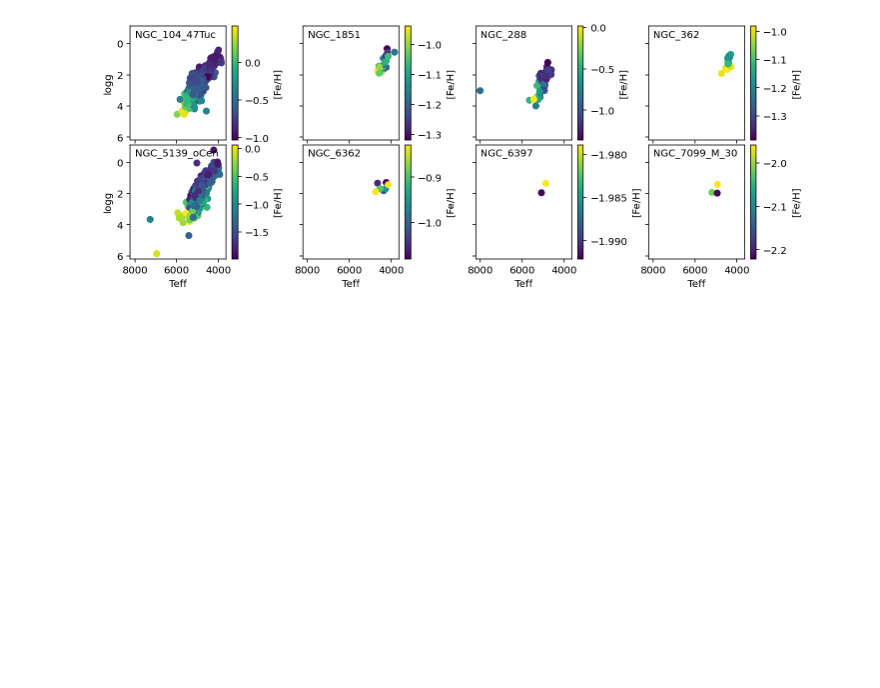
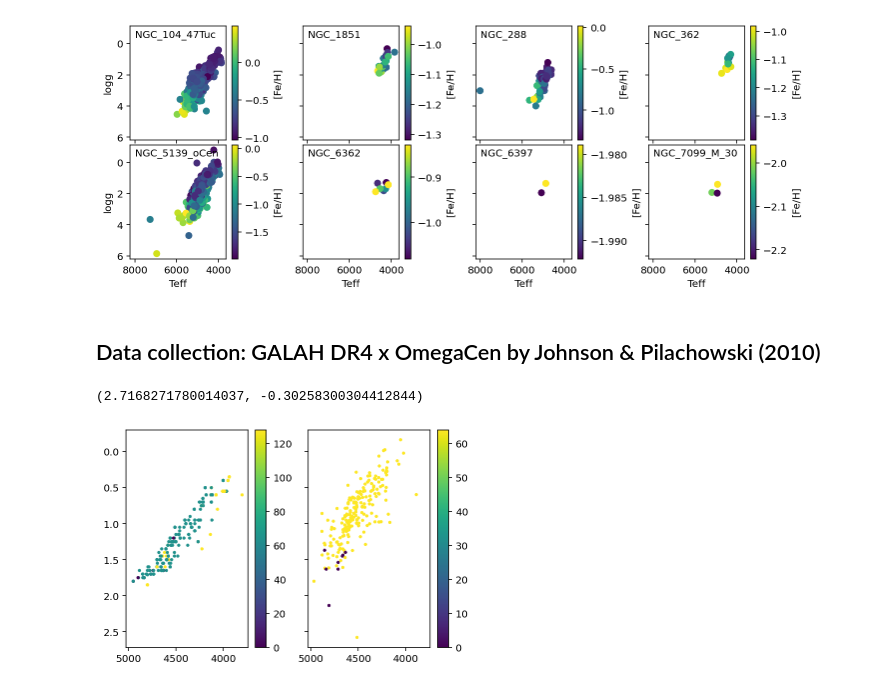
Before and after one commit to svenbuder/GALAH_DR4, a Jupyter notebook: validation/galah_dr4_validation_globular_clusters.ipynb, the cells around one changed output. Saved outputs shown, nothing was run; the diff lists cells and outputs as text; code cells hidden in the pictures; blank space fills up the shorter version.

Commit message:
added johnson pilachowski comparison

```diff
--- a/validation/galah_dr4_validation_globular_clusters.ipynb
+++ b/validation/galah_dr4_validation_globular_clusters.ipynb
@@ -14,7 +14,7 @@ import matplotlib.pyplot as plt
 ## Data collection: GALAH DR4 x Globular Cluster List
 # %%
 # First read in the unvalidated GALAH DR4 file
-galah_dr4_raw = Table.read('../catalogs/galah_dr4_allspec_220713.fits')
+galah_dr4_raw = Table.read('../spectrum_post_processing/galah_dr4_allspec_not_validated.fits')
 galah_dr4_raw['source_id'] = galah_dr4_raw['gaiadr3_source_id']
 # Read in your favourite Globular Cluster list. Keep in mind that we need tmass_id or gaia source_id as identifier
 cluster_list = Table.read('../auxiliary_information/VasilievBaumgardt_2021_MNRAS_505_5978_8GCs_70percent.fits')
@@ -68,3 +66,30 @@ def plot_hrd_all_cluster(data, cluster_names):
 plot_hrd_all_cluster(data,cluster_names)
 # %% [output]
 [figure]
+# %% [markdown]
+## Data collection: GALAH DR4 x OmegaCen by Johnson & Pilachowski (2010)
+# %%
+jp10 = Table.read('literature_data/JohnsonPilachowski2010_ApJ_722_1373_OmegaCen_xmatch.fits')
+galah_jp10 = join(galah_dr4_raw,jp10,keys='sobject_id')
+# %%
+f, gs = plt.subplots(1,2,sharex=True,sharey=True)
+ax = gs[0]
+s = ax.scatter(
+    galah_jp10['Teff'], galah_jp10['log_g_'],
+    c = galah_jp10['flag_sp'],
+    s = 5
+)
+plt.colorbar(s,ax=ax)
+
+ax = gs[1]
+s = ax.scatter(
+    galah_jp10['teff'], galah_jp10['logg'],
+    c = galah_jp10['flag_sp'],
+    s = 5
+)
+plt.colorbar(s,ax=ax)
+ax.set_xlim(ax.get_xlim()[::-1])
+ax.set_ylim(ax.get_ylim()[::-1])
+# %% [output]
+(2.7168271780014037, -0.30258300304412844)
+[figure, added]
```
Also changed, not shown: parts of 2 cells of this notebook, 2 other files.
